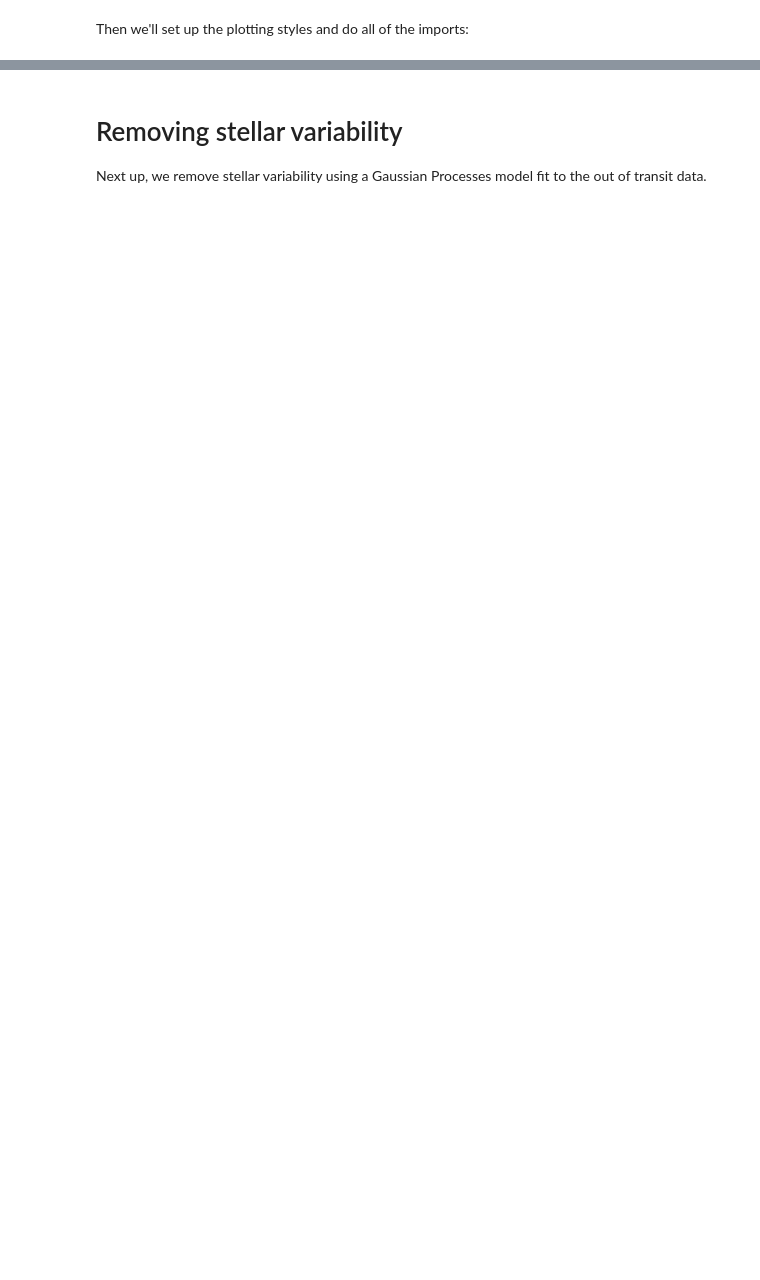
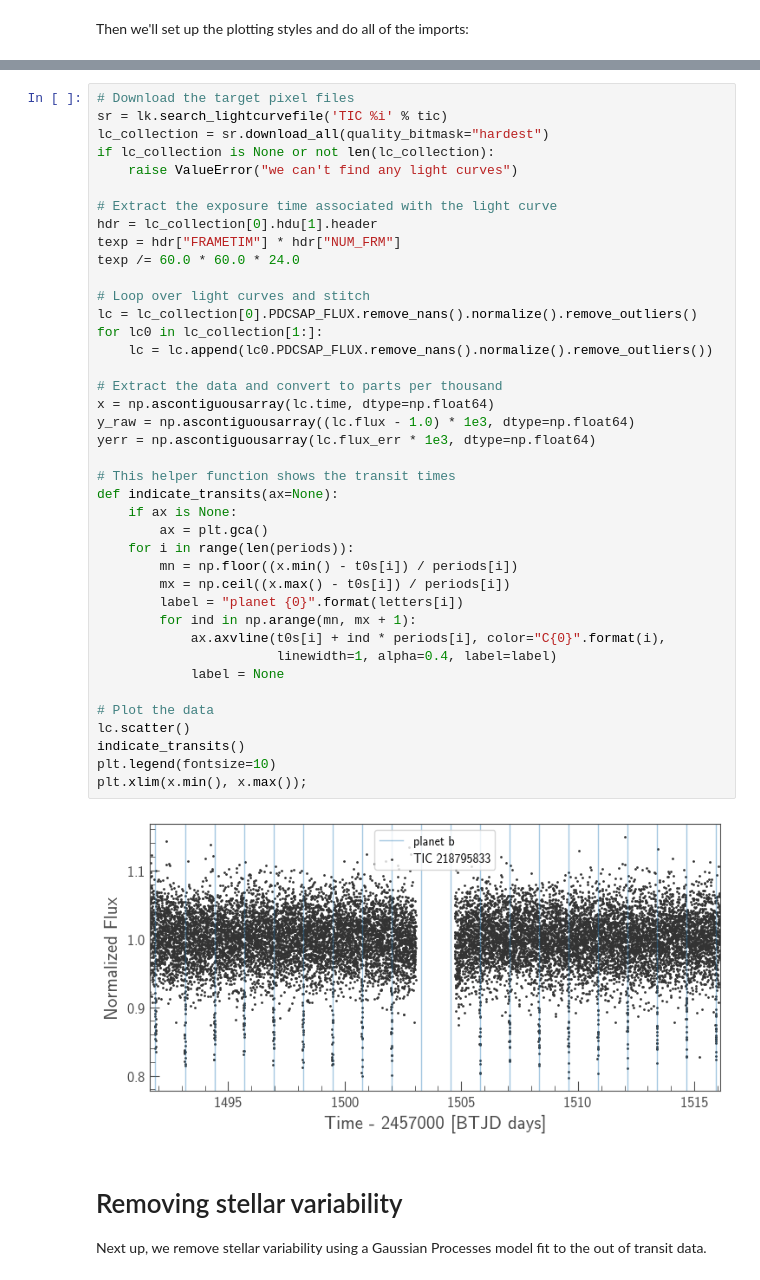
Before and after one commit to dfm/tess-atlas, a Jupyter notebook: template.ipynb, the cells around one changed output, grey strips where cells are left out. Drawn from its saved outputs; the diff is of its cells as text; blank space fills up the shorter version.

```diff
--- a/template.ipynb
+++ b/template.ipynb
@@ -188,3 +258,45 @@ Audio(y, rate=rate)
+# %%
+# Download the target pixel files
+sr = lk.search_lightcurvefile('TIC %i' % tic)
+lc_collection = sr.download_all(quality_bitmask="hardest")
+if lc_collection is None or not len(lc_collection):
+    raise ValueError("we can't find any light curves")
+
+# Extract the exposure time associated with the light curve
+hdr = lc_collection[0].hdu[1].header
+texp = hdr["FRAMETIM"] * hdr["NUM_FRM"]
+texp /= 60.0 * 60.0 * 24.0
+
+# Loop over light curves and stitch
+lc = lc_collection[0].PDCSAP_FLUX.remove_nans().normalize().remove_outliers()
+for lc0 in lc_collection[1:]:
+    lc = lc.append(lc0.PDCSAP_FLUX.remove_nans().normalize().remove_outliers())
+
+# Extract the data and convert to parts per thousand
+x = np.ascontiguousarray(lc.time, dtype=np.float64)
+y_raw = np.ascontiguousarray((lc.flux - 1.0) * 1e3, dtype=np.float64)
+yerr = np.ascontiguousarray(lc.flux_err * 1e3, dtype=np.float64)
+
+# This helper function shows the transit times
+def indicate_transits(ax=None):
+    if ax is None:
+        ax = plt.gca()
+    for i in range(len(periods)):
+        mn = np.floor((x.min() - t0s[i]) / periods[i])
+        mx = np.ceil((x.max() - t0s[i]) / periods[i])
+        label = "planet {0}".format(letters[i])
+        for ind in np.arange(mn, mx + 1):
+            ax.axvline(t0s[i] + ind * periods[i], color="C{0}".format(i),
+                       linewidth=1, alpha=0.4, label=label)
+            label = None
+
+# Plot the data
+lc.scatter()
+indicate_transits()
+plt.legend(fontsize=10)
+plt.xlim(x.min(), x.max());
+# %% [output]
+[figure, added]
 # %% [markdown]
 # Removing stellar variability
 
```
Also changed, not shown: parts of 28 cells of this notebook, 5 other files.
